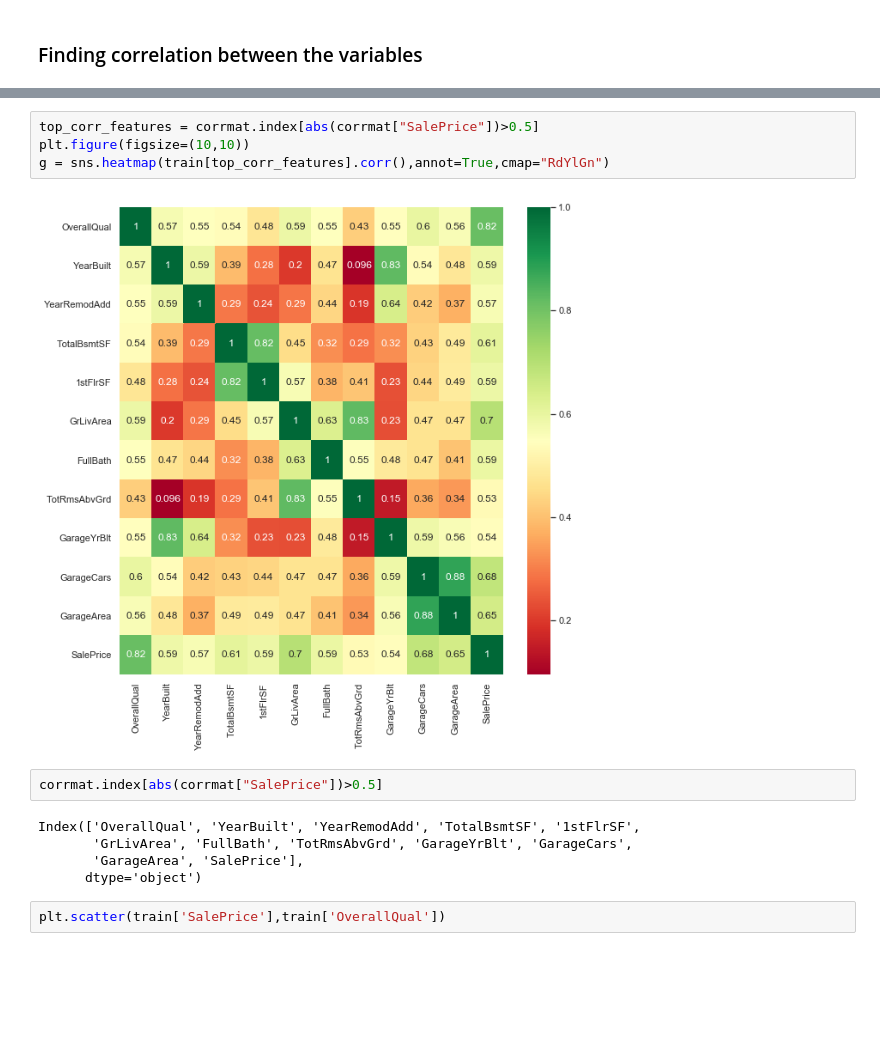
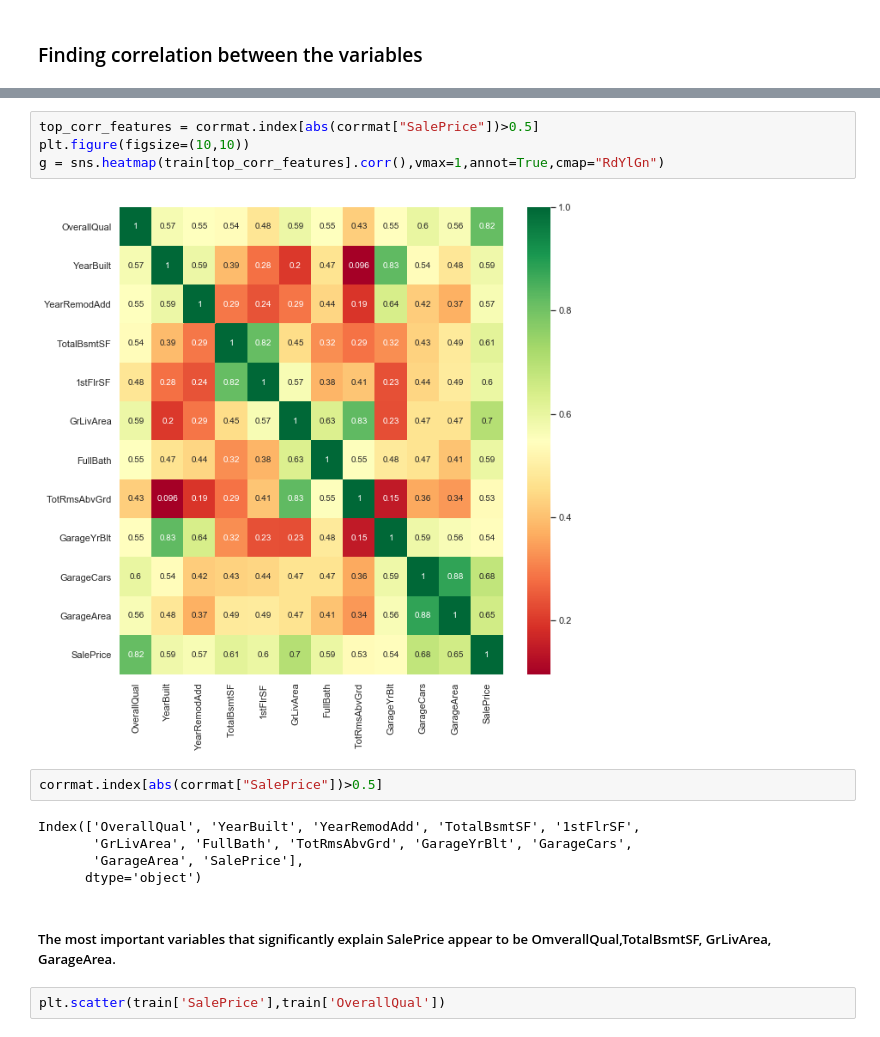
Before and after one commit to amartya4256/predicting-house-price, a Jupyter notebook: House-price-analysis.ipynb, the cells around one changed output, grey strips where cells are left out. Saved outputs shown, nothing was run; the diff lists cells and outputs as text; blank space fills up the shorter version.

```diff
--- a/House-price-analysis.ipynb
+++ b/House-price-analysis.ipynb
@@ -110,9 +116,9 @@ sns.heatmap(corrmat, vmax=1, annot=True);
 # %%
 top_corr_features = corrmat.index[abs(corrmat["SalePrice"])>0.5]
 plt.figure(figsize=(10,10))
-g = sns.heatmap(train[top_corr_features].corr(),annot=True,cmap="RdYlGn")
+g = sns.heatmap(train[top_corr_features].corr(),vmax=1,annot=True,cmap="RdYlGn")
 # %% [output]
-[figure, old version]
+[figure, new version]
 # %%
 corrmat.index[abs(corrmat["SalePrice"])>0.5]
 # %% [output]
@@ -120,6 +126,8 @@ Index(['OverallQual', 'YearBuilt', 'YearRemodAdd', 'TotalBsmtSF', '1stFlrSF',
        'GrLivArea', 'FullBath', 'TotRmsAbvGrd', 'GarageYrBlt', 'GarageCars',
        'GarageArea', 'SalePrice'],
       dtype='object')
+# %% [markdown]
+##### The most important variables that significantly explain SalePrice appear to be OmverallQual,TotalBsmtSF, GrLivArea, GarageArea.
 # %%
 plt.scatter(train['SalePrice'],train['OverallQual'])
 # %% [output]
```
Also changed, not shown: parts of 17 cells of this notebook.
